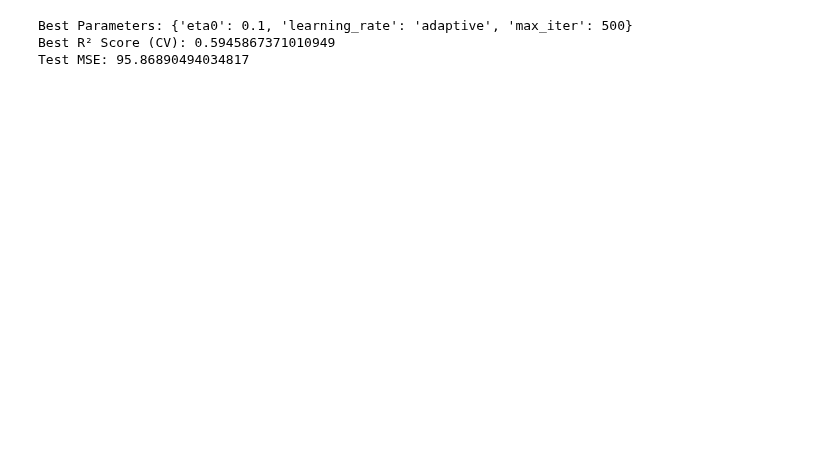
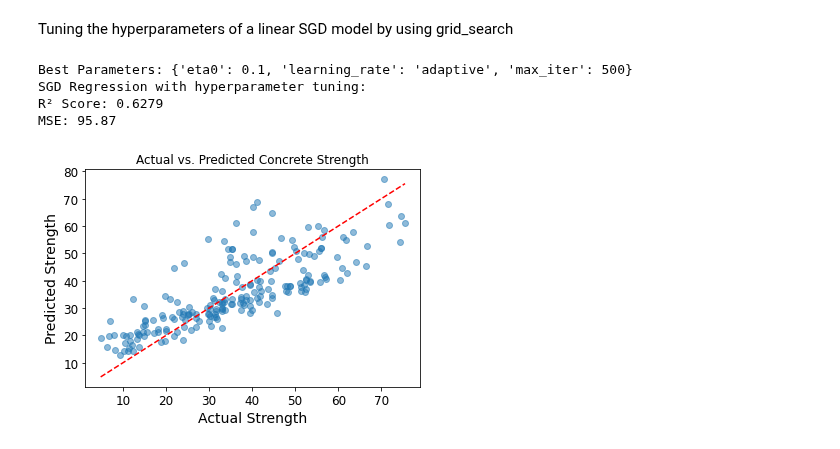
Before and after one commit to elisabellahj/MLing, a Jupyter notebook: Andreas.ipynb, the cells around one changed output. Cells and saved outputs as stored; diff of their text form; code cells hidden in the pictures; blank space fills up the shorter version.

```diff
--- a/Andreas.ipynb
+++ b/Andreas.ipynb
@@ -168,35 +240,48 @@ Average R-squared score from 5-fold cross-validation: 0.5665
+# %% [markdown]
+Tuning the hyperparameters of a linear SGD model by using grid_search
 # %%
 # importing the grid search feature to optimize the params for SGD
 from sklearn.model_selection import GridSearchCV
 
 # Define hyperparameter grid with some values
 params_for_grid = {
     "eta0": [0.0001, 0.0005, 0.001, 0.005, 0.01, 0.05, 0.1],  # More values
     "max_iter": [500, 1000, 1500, 2000, 3000, 5000],  # Increased range
     "learning_rate": ["constant", "optimal", "invscaling", "adaptive"]
 }
 
 # Creating the SGD regressor
 SGD = SGDRegressor(random_state=42)
 
 # Perform Grid Search, dividing into 5 folds -> cv = 5, using all CPU cores to speed it up -> n_jobs = -1
-grid_search = GridSearchCV(SGD, params_for_grid, cv=5, scoring="r2", n_jobs=-1)
+grid_search = GridSearchCV(SGD, params_for_grid, cv=5, n_jobs = -1)
 grid_search.fit(X_train_scaled, y_train)
 
 # Getting the best model from the grid search
 best_SGD = grid_search.best_estimator_
 
 # Predicting on the test set
-y_pred = best_SGD.predict(X_test_scaled)
+y_pred_SGD_optimized = best_SGD.predict(X_test_scaled)
 
-# Computing MSE
-mse = mean_squared_error(y_test, y_pred)
 
 # Printing the results for the "optimal" SGD model and it's parameters
 print("Best Parameters:", grid_search.best_params_)
-print("Best R² Score (CV):", grid_search.best_score_)
-print("Test MSE:", mse)
+
+
+# printing the metrics for the tunged SGD model
+print("SGD Regression with hyperparameter tuning:")
+print(f"R² Score: {np.round(r2_score(y_test, y_pred_SGD_optimized), 4)}")
+print(f"MSE: {np.round(mean_squared_error(y_test, y_pred_SGD_optimized), 2)}\n")
+
+plt.scatter(y_test, y_pred_SGD_optimized, alpha=.5)
+plt.xlabel("Actual Strength")
+plt.ylabel("Predicted Strength")
+plt.title("Actual vs. Predicted Concrete Strength")
+plt.plot([y_test.min(), y_test.max()], [y_test.min(), y_test.max()], color='red', linestyle='--')
+plt.show()
 # %% [output]
 Best Parameters: {'eta0': 0.1, 'learning_rate': 'adaptive', 'max_iter': 500}
-Best R² Score (CV): 0.5945867371010949
-Test MSE: 95.86890494034817
+SGD Regression with hyperparameter tuning:
+R² Score: 0.6279
+MSE: 95.87
+[figure, added]
```
Also changed, not shown: parts of 19 cells of this notebook, 1 other file.
